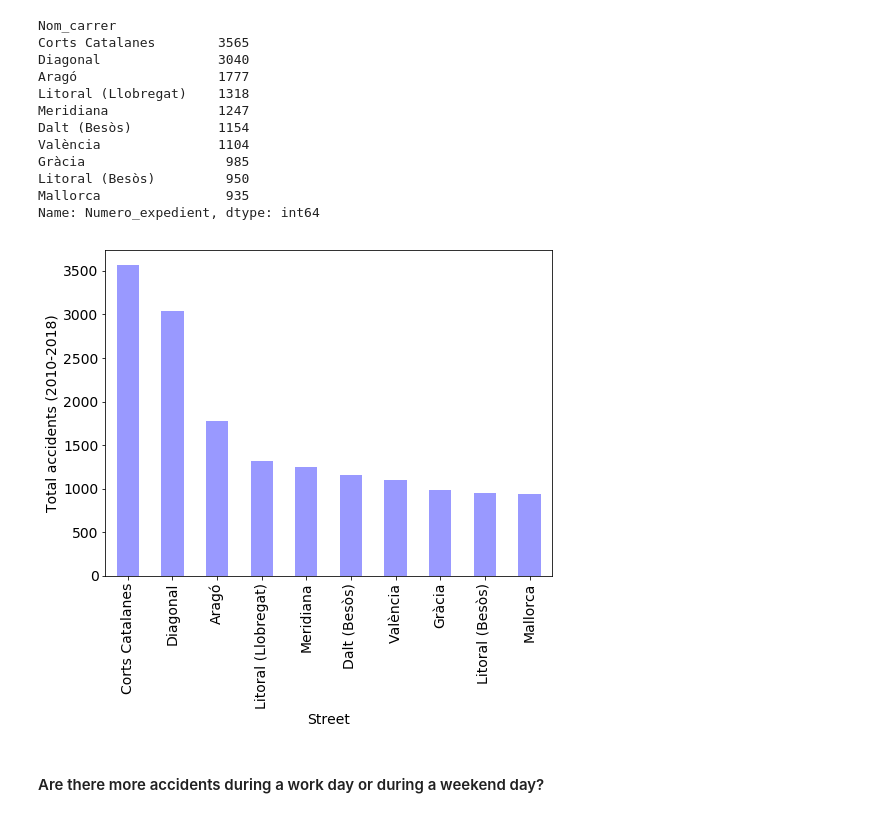
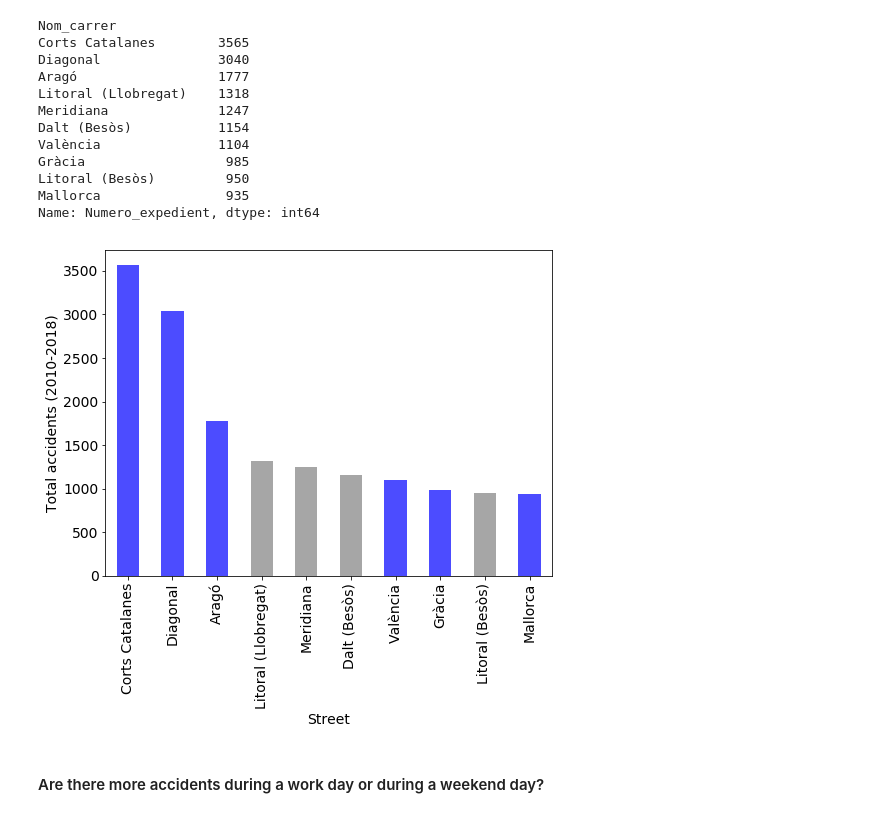
Before and after one commit to roger-roig/your-own-project, a Jupyter notebook: project_roger_2.ipynb, the cells around one changed output. Cells and saved outputs as stored; diff of their text form; code cells hidden in the pictures.

```diff
--- a/project_roger_2.ipynb
+++ b/project_roger_2.ipynb
@@ -221,14 +269,16 @@ Name: Numero_expedient, dtype: int64
 # %%
 fig, ax = plt.subplots(figsize=(8,6))
 
-ax = types.groupby('Nom_carrer').count()['Numero_expedient'].sort_values(ascending=False)[:10].plot(kind='bar', color='blue',alpha=0.4)
+colors = ['blue','blue','blue','grey','grey','grey','blue','blue','grey','blue']
+ax = types.groupby('Nom_carrer').count()['Numero_expedient'].sort_values(ascending=False)[:10].plot(kind='bar', color=colors,alpha=0.7)
 
 ax.set_ylabel('Total accidents (2010-2018)',fontsize=14)
 ax.set_xlabel('Street',fontsize=14)
+# ax.colormap =
 plt.tick_params(labelsize=14)
 plt.show()
 # %% [output]
-[figure, old version]
+[figure, new version]
 # %% [markdown]
 #### Are there more accidents during a work day or during a weekend day?
 # %%
```
Also changed, not shown: parts of 36 cells of this notebook.
